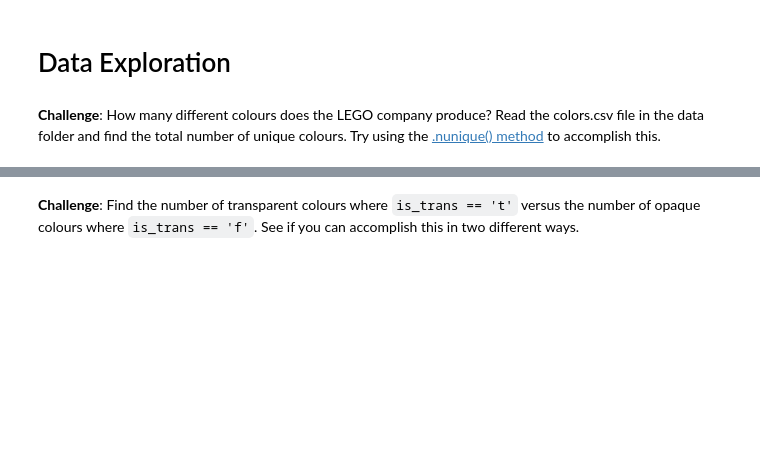
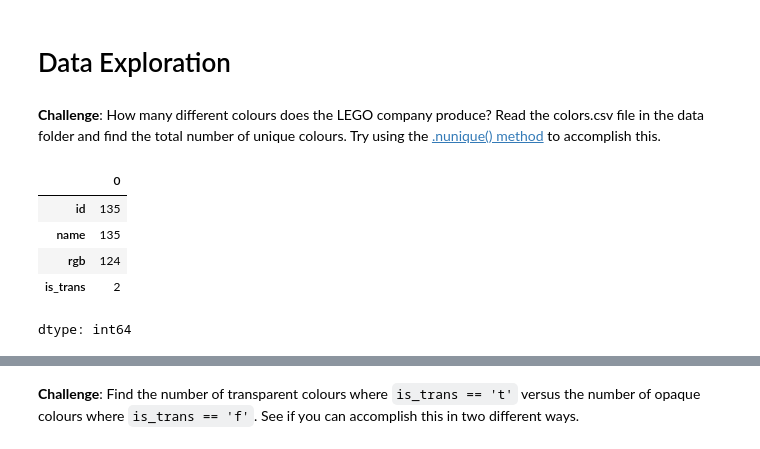
Before and after one commit to nipsalvin/Data-Science, a Jupyter notebook: LEGO Notebook and Data/Lego_Analysis_for_Course.ipynb, the cells around one changed output, grey strips where cells are left out. Cells and saved outputs as stored; diff of their text form; code cells hidden in the pictures; blank space fills up the shorter version.

```diff
--- a/LEGO Notebook and Data/Lego_Analysis_for_Course.ipynb
+++ b/LEGO Notebook and Data/Lego_Analysis_for_Course.ipynb
@@ -47,3 +47,12 @@ colors_df
 # Data Exploration
 # %% [markdown]
 **Challenge**: How many different colours does the LEGO company produce? Read the colors.csv file in the data folder and find the total number of unique colours. Try using the [.nunique() method](https://pandas.pydata.org/pandas-docs/stable/reference/api/pandas.DataFrame.nunique.html?highlight=nunique#pandas.DataFrame.nunique) to accomplish this.
+# %%
+colors.nunique()
+# %% [output]
+|  | 0 |
+| id | 135 |
+| name | 135 |
+| rgb | 124 |
+| is_trans | 2 |
+dtype: int64
```
Also changed, not shown: parts of 8 cells of this notebook.
